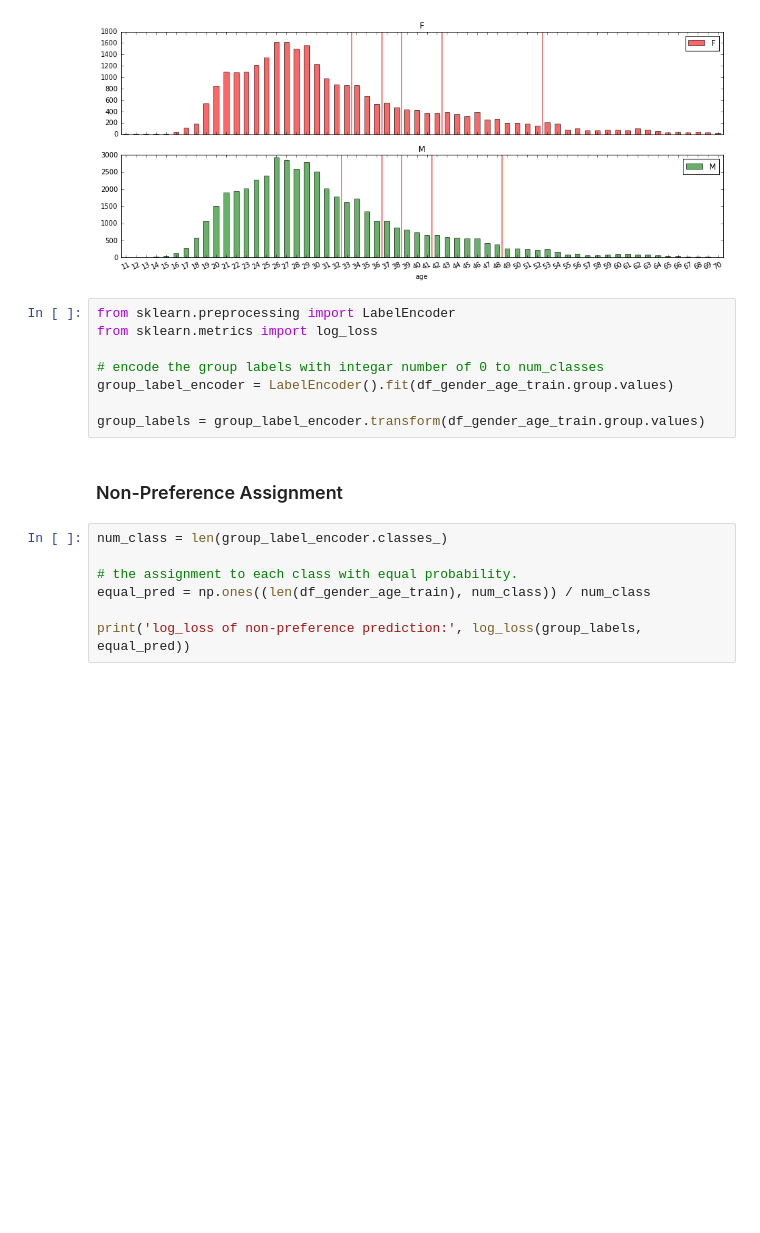
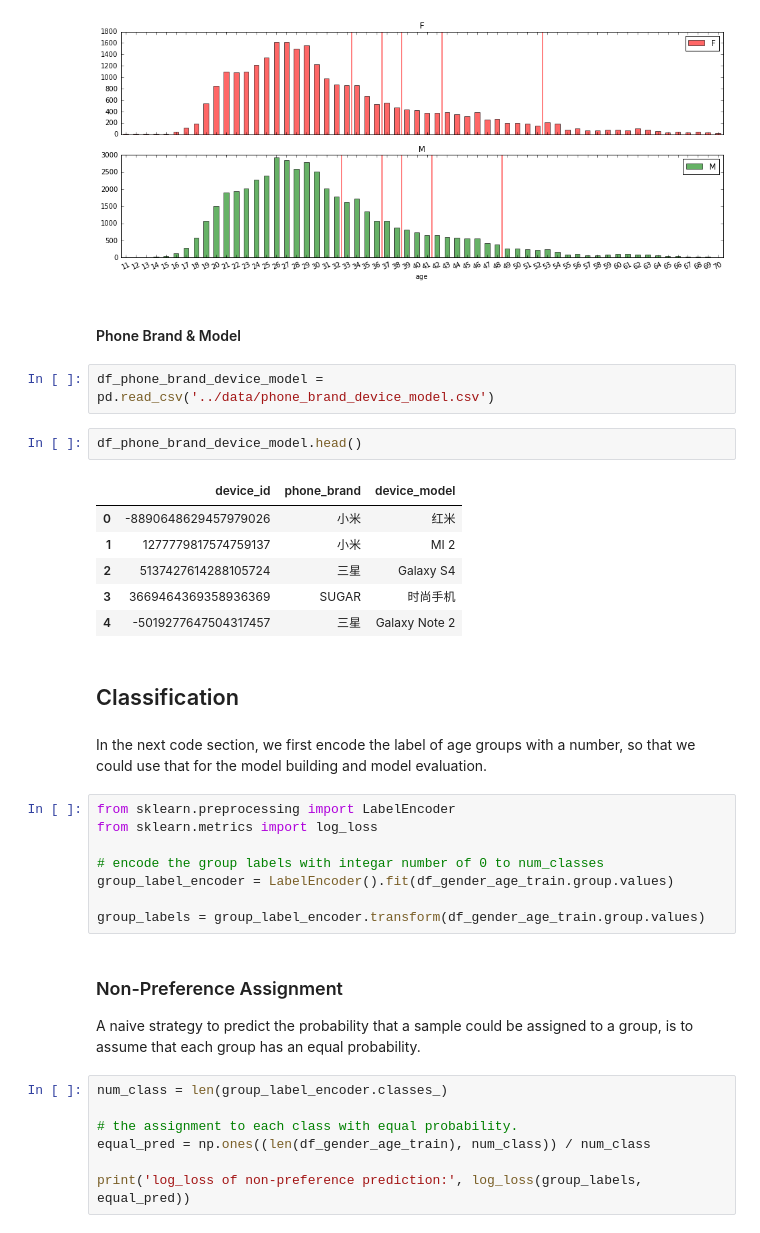
Before and after one commit to liaison/TalkingData, a Jupyter notebook: scripts/talking_data.ipynb, the cells around one changed output. Drawn from its saved outputs; the diff is of its cells as text; blank space fills up the shorter version.

Commit message:
add phone-brand-model data

```diff
--- a/scripts/talking_data.ipynb
+++ b/scripts/talking_data.ipynb
@@ -82,6 +75,23 @@ plt.show()
 # %% [output]
 <matplotlib.figure.Figure at 0x...>
 [figure]
+# %% [markdown]
+#### Phone Brand & Model
+# %%
+df_phone_brand_device_model = pd.read_csv('../data/phone_brand_device_model.csv')
+# %%
+df_phone_brand_device_model.head()
+# %% [output]
+|  | device_id | phone_brand | device_model |
+| 0 | -8890648629457979026 | 小米 | 红米 |
+| 1 | 1277779817574759137 | 小米 | MI 2 |
+| 2 | 5137427614288105724 | 三星 | Galaxy S4 |
+| 3 | 3669464369358936369 | SUGAR | 时尚手机 |
+| 4 | -5019277647504317457 | 三星 | Galaxy Note 2 |
+# %% [markdown]
+## Classification
+# %% [markdown]
+In the next code section, we first encode the label of age groups with a number, so that we could use that for the model building and model evaluation.
 # %%
 from sklearn.preprocessing import LabelEncoder
 from sklearn.metrics import log_loss
@@ -90,8 +100,10 @@ from sklearn.metrics import log_loss
 group_label_encoder = LabelEncoder().fit(df_gender_age_train.group.values)
 
 group_labels = group_label_encoder.transform(df_gender_age_train.group.values)
-# %% [markdown]
-### Non-Preference Assignment
+# %% [markdown]
+### Non-Preference Assignment
+
+A naive strategy to predict the probability that a sample could be assigned to a group, is to assume that each group has an equal probability.
 # %%
 num_class = len(group_label_encoder.classes_)
 
```
Also changed, not shown: parts of 10 cells of this notebook, 1 other file.
